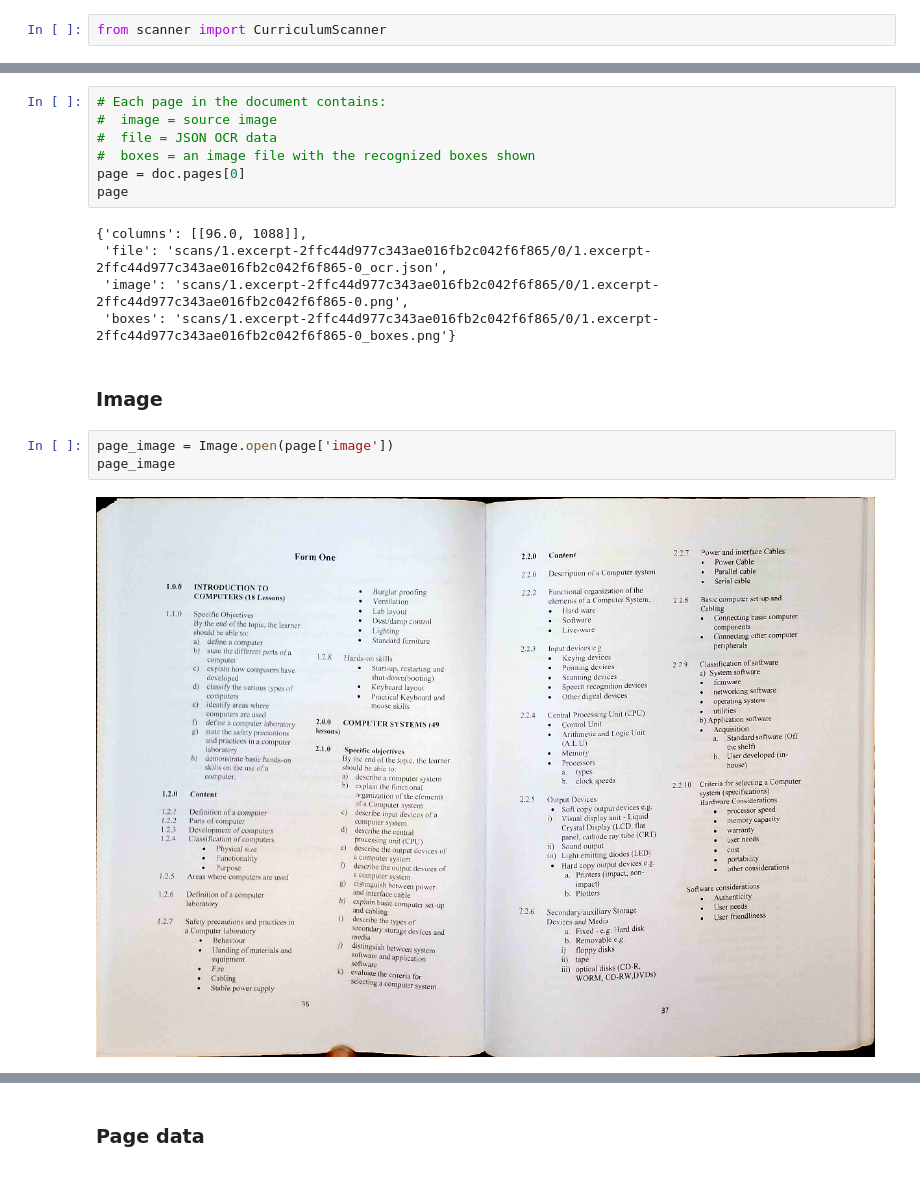
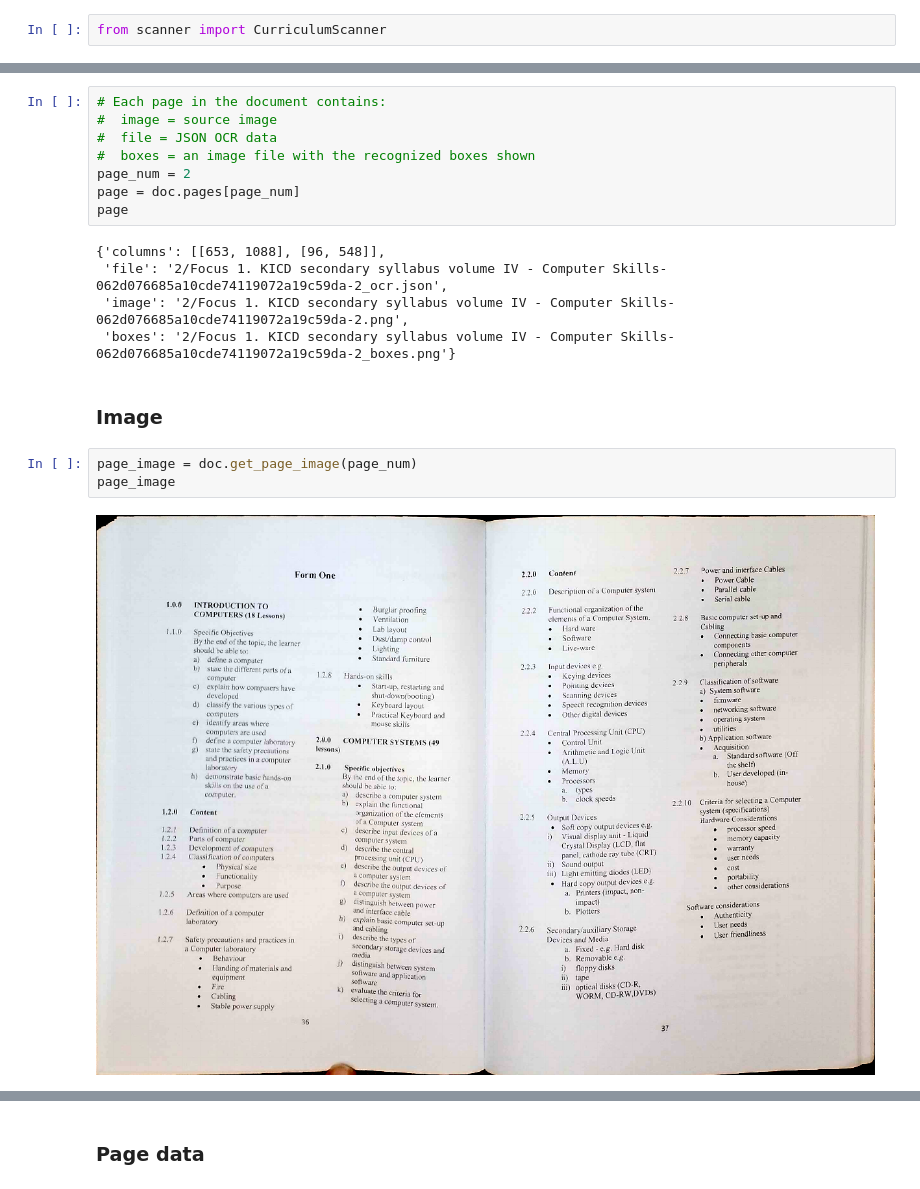
Before and after one commit to learningequality/curriculum-scanner, a Jupyter notebook: getting_started.ipynb, the cells around one changed output, grey strips where cells are left out. Saved outputs shown, nothing was run; the diff lists cells and outputs as text.

```diff
--- a/getting_started.ipynb
+++ b/getting_started.ipynb
@@ -33,19 +52,20 @@ num_pages
 #  image = source image
 #  file = JSON OCR data
 #  boxes = an image file with the recognized boxes shown
-page = doc.pages[0]
+page_num = 2
+page = doc.pages[page_num]
 page
 # %% [output]
-{'columns': [[96.0, 1088]],
- 'file': 'scans/1.excerpt-2ffc44d977c343ae016fb2c042f6f865/0/1.excerpt-2ffc44d977c343ae016fb2c042f6f865-0_ocr.json',
- 'image': 'scans/1.excerpt-2ffc44d977c343ae016fb2c042f6f865/0/1.excerpt-2ffc44d977c343ae016fb2c042f6f865-0.png',
- 'boxes': 'scans/1.excerpt-2ffc44d977c343ae016fb2c042f6f865/0/1.excerpt-2ffc44d977c343ae016fb2c042f6f865-0_boxes.png'}
+{'columns': [[653, 1088], [96, 548]],
+ 'file': '2/Focus 1. KICD secondary syllabus volume IV - Computer Skills-062d076685a10cde74119072a19c59da-2_ocr.json',
+ 'image': '2/Focus 1. KICD secondary syllabus volume IV - Computer Skills-062d076685a10cde74119072a19c59da-2.png',
+ 'boxes': '2/Focus 1. KICD secondary syllabus volume IV - Computer Skills-062d076685a10cde74119072a19c59da-2_boxes.png'}
 # %% [markdown]
 ### Image
-# %%
-page_image = Image.open(page['image'])
-page_image
-# %% [output]
-[figure, removed]
+# %%
+page_image = doc.get_page_image(page_num)
+page_image
+# %% [output]
+[figure, added]
 # %%
 # To see the boxes
```
Also changed, not shown: parts of 7 cells of this notebook, 1 other file.
